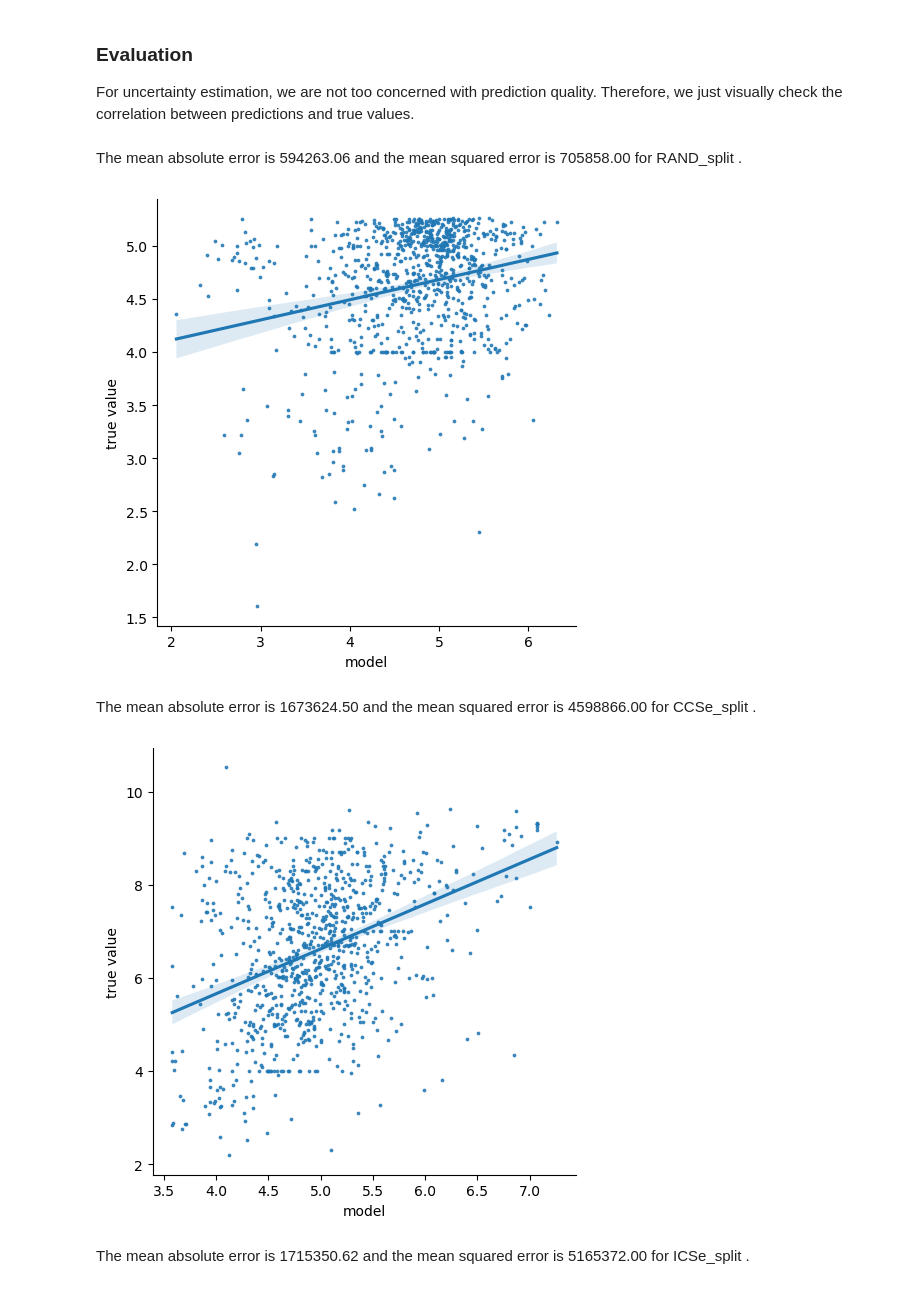
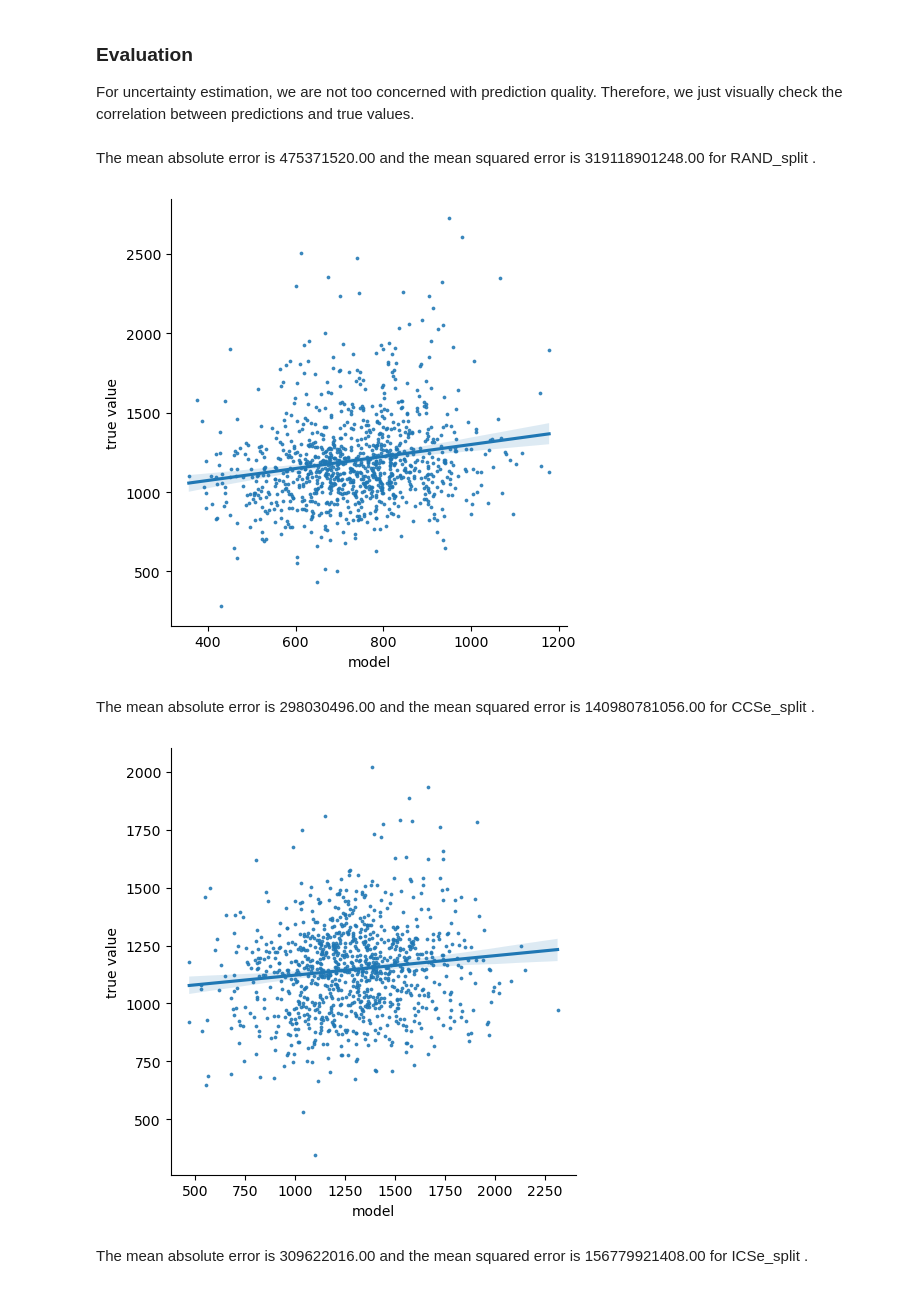
Before and after one commit to volkamerlab/CADDSeminar_2023, a Jupyter notebook: notebooks/T001_Scaffold-based-data-split/T001_Scaffold-based-data-split.ipynb, the cells around one changed output. Drawn from its saved outputs; the diff is of its cells as text; code cells hidden in the pictures.

Commit message:
QM9 data

```diff
--- a/notebooks/T001_Scaffold-based-data-split/T001_Scaffold-based-data-split.ipynb
+++ b/notebooks/T001_Scaffold-based-data-split/T001_Scaffold-based-data-split.ipynb
@@ -240,22 +255,17 @@ test_ICSe
 The preprocessing_data function helps in converting the molecular structures into fingerprints, preparing the target values, and organizing the data into loaders for training and testing a feed-forward network model.
 # %%
 def preprocessing_data(train_data, test_data):
-    x_train_fps = train_data['Molecule'].apply(lambda x: AllChem.GetMorganFingerprintAsBitVect(x, 2, nBits=2048))
-    x_test_fps = test_data['Molecule'].apply(lambda x: AllChem.GetMorganFingerprintAsBitVect(x, 2, nBits=2048))
-
-    x_train_fps_array = np.array([list(fp.ToBitString()) for fp in x_train_fps], dtype=np.float32)
-    x_test_fps_array = np.array([list(fp.ToBitString()) for fp in x_test_fps], dtype=np.float32)
-
-    y_train = train_data['pIC50'].values.astype(np.float32)
-    y_test = test_data['pIC50'].values.astype(np.float32)
-
-    train_TensorDataset = TensorDataset(torch.from_numpy(x_train_fps_array).float(), torch.from_numpy(y_train))
-    test_TensorDataset = TensorDataset(torch.from_numpy(x_test_fps_array).float(), torch.from_numpy(y_test))
-
-    train_loader = DataLoader(train_TensorDataset, batch_size=64)
-    test_loader = DataLoader(test_TensorDataset, batch_size=64)
-
-    return train_loader, test_loader,x_train_fps_array,x_test_fps_array, y_train, y_test
+    x_train_fps = np.array(list(train_data['Molecule'].apply(lambda x: AllChem.GetMorganFingerprintAsBitVect(x,2, nBits=2048)).values))
+    x_test_fps = np.array(list(test_data['Molecule'].apply(lambda x: AllChem.GetMorganFingerprintAsBitVect(x,2, nBits=2048)).values))
+    y_train = np.array(train_data['r2'].values)
+    y_test = np.array(test_data['r2'].values)
+    # Create the data sets for training and testing
+    training_data = TensorDataset(torch.tensor(x_train_fps, dtype=torch.float32), torch.tensor(y_train, dtype=torch.float32))
+    test_data = TensorDataset(torch.tensor(x_test_fps, dtype=torch.float32), torch.tensor(y_test, dtype=torch.float32))
+    # Create data loaders to iterate over training and test sets
+    train_loader = DataLoader(training_data, batch_size=64)
+    test_loader = DataLoader(test_data, batch_size=64)
+    return train_loader, test_loader,x_train_fps,x_test_fps, y_train, y_test
 # %% [markdown]
 ### Model
 As a model, we use a standard feed-forward network. This is similar to the one described in Talktorial T022. Here, however, we use pytorch instead of tensorflow. More details specific to Pytorch can be found in the pytorch tutorial.
@@ -275,7 +285,7 @@ class NeuralNetwork(nn.Module):
         )
 
     def forward(self, x):
-        x = self.flatten(x.float())
+        x = self.flatten(x)
         x = self.linear_relu_stack(x)
         return x
 # %% [markdown]
@@ -309,7 +351,7 @@ def test_loop(dataloader, model, loss_fn):
 # %% [markdown]
 To make our life simpler, when creating models, we encapsulate the model creation and training in a single function.
 # %%
-def create_and_fit_model(train_loader, test_loader, epochs=8, verbose=False):
+def create_and_fit_model(training_loader, test_loader, epochs=8, verbose=False):
     """
     Create and fit a model.
 
@@ -335,7 +377,7 @@ def create_and_fit_model(train_loader, test_loader, epochs=8, verbose=False):
     for i in range(epochs):
         if verbose:
             print("Epoch", i)
-        train_loop(train_loader, model, loss_fn, optimizer)
+        train_loop(training_loader, model, loss_fn, optimizer)
         test_loss = test_loop(test_loader, model, loss_fn)
         if verbose:
             print(f"Test loss: {test_loss:>8f} \n")
@@ -344,9 +386,9 @@ def create_and_fit_model(train_loader, test_loader, epochs=8, verbose=False):
 Using this function, we can now create and train a predictive model.
 # %%
 
-train_loader_RAND, test_loader_RAND, x_train_RAND_fps_array, x_test_RAND_fps_array, y_train_RAND, y_test_RAND = preprocessing_data(train_RAND, test_RAND)
-train_loader_CCSe, test_loader_CCSe, x_train_CCSe_fps_array,x_test_CCSe_fps_array, y_train_CCSe, y_test_CCSe = preprocessing_data(train_CCSe, test_CCSe)
-train_loader_ICSe, test_loader_ICSe, x_train_ICSe_fps_array,x_test_ICSe_fps_array, y_train_ICSe, y_test_ICSe = preprocessing_data(train_ICSe, test_ICSe)
+train_loader_RAND, test_loader_RAND, x_train_RAND_fps, x_test_RAND_fps, y_train_RAND, y_test_RAND = preprocessing_data(train_RAND, test_RAND)
+train_loader_CCSe, test_loader_CCSe, x_train_CCSe_fps,x_test_CCSe_fps, y_train_CCSe, y_test_CCSe = preprocessing_data(train_CCSe, test_CCSe)
+train_loader_ICSe, test_loader_ICSe, x_train_ICSe_fps,x_test_ICSe_fps, y_train_ICSe, y_test_ICSe = preprocessing_data(train_ICSe, test_ICSe)
 # %%
 single_model_RAND = create_and_fit_model(train_loader_RAND, test_loader_RAND, verbose=True)
 single_model_CCSe = create_and_fit_model(train_loader_CCSe, test_loader_CCSe, verbose=True)
@@ -411,12 +453,12 @@ def Evaluation(x_test_fps_array, y_test, single_model, split_method):
 
     return plt.show()
 # %%
-Evaluation(x_test_RAND_fps_array, y_test_RAND, single_model_RAND, 'RAND_split')
-Evaluation(x_test_CCSe_fps_array, y_test_CCSe, single_model_CCSe, 'CCSe_split')
-Evaluation(x_test_ICSe_fps_array, y_test_ICSe, single_model_ICSe, 'ICSe_split')
+Evaluation(x_test_RAND_fps, y_test_RAND, single_model_RAND, 'RAND_split')
+Evaluation(x_test_CCSe_fps, y_test_CCSe, single_model_CCSe, 'CCSe_split')
+Evaluation(x_test_ICSe_fps, y_test_ICSe, single_model_ICSe, 'ICSe_split')
 # %% [output]
-The mean absolute error is 594263.06 and the mean squared error is 705858.00 for RAND_split .
+The mean absolute error is 475371520.00 and the mean squared error is 319118901248.00 for RAND_split .
-[figure, old version]
+[figure, new version]
-The mean absolute error is 1673624.50 and the mean squared error is 4598866.00 for CCSe_split .
+The mean absolute error is 298030496.00 and the mean squared error is 140980781056.00 for CCSe_split .
-[figure, old version]
+[figure, new version]
-The mean absolute error is 1715350.62 and the mean squared error is 5165372.00 for ICSe_split .
+The mean absolute error is 309622016.00 and the mean squared error is 156779921408.00 for ICSe_split .
```
Also changed, not shown: parts of 13 cells of this notebook, 4 other files.
